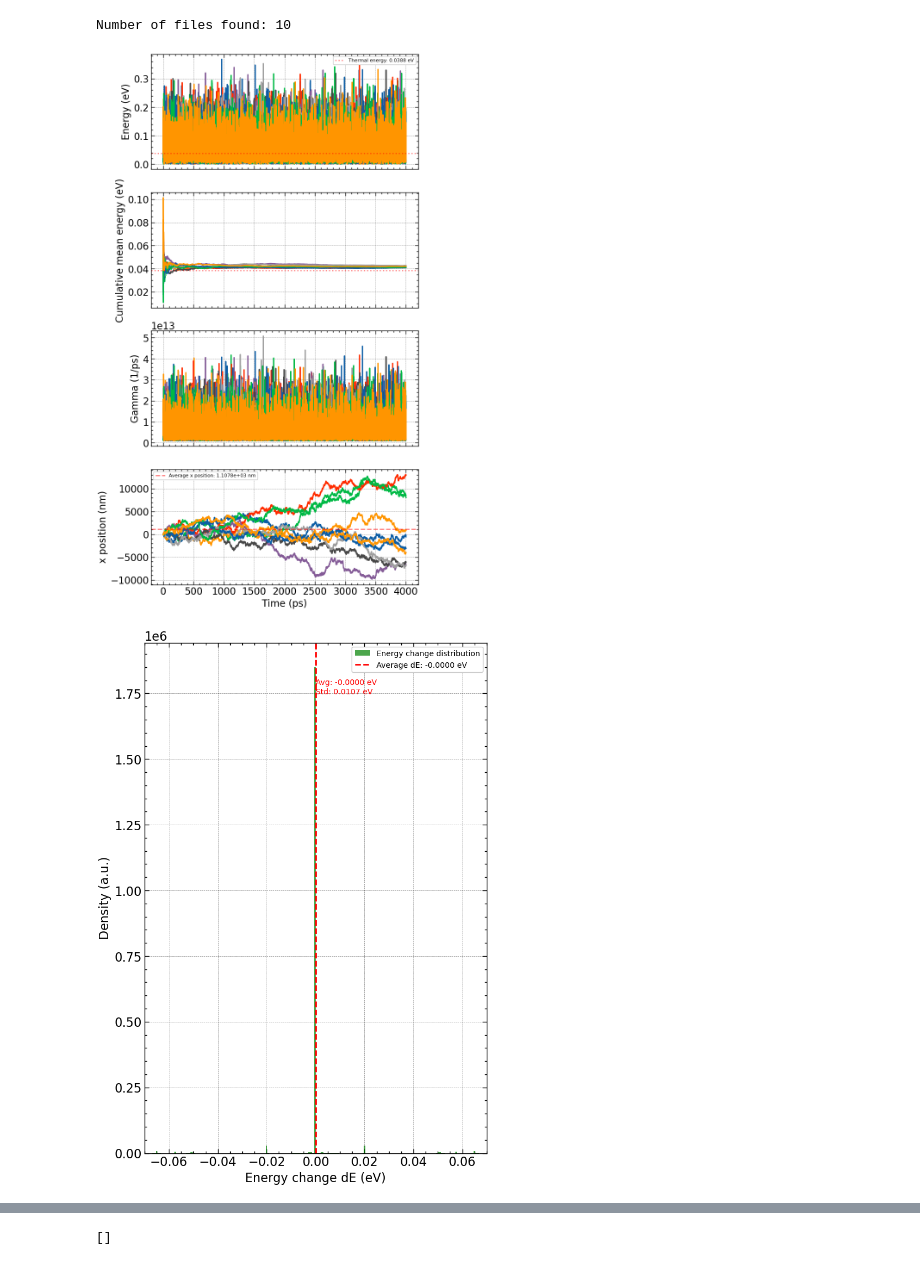
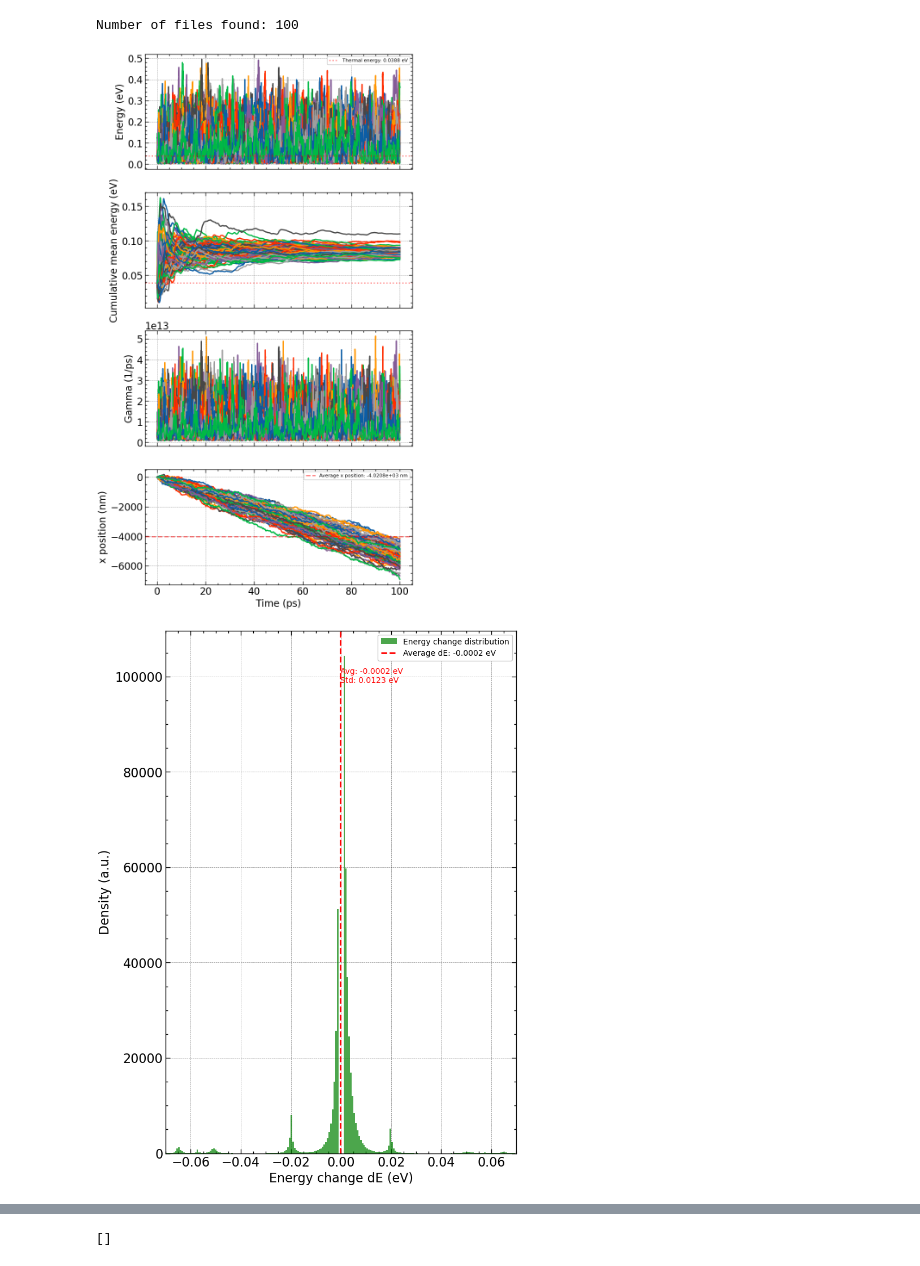
Before and after one commit to RemiHelleboid/UltimateEPM, a Jupyter notebook: python/test.ipynb, the cells around one changed output, grey strips where cells are left out. Drawn from its saved outputs; the diff is of its cells as text; code cells hidden in the pictures.

```diff
--- a/python/test.ipynb
+++ b/python/test.ipynb
@@ -24,7 +25,7 @@ T = 300  # K
 thermal_energy = (3.0/2.0) * kB * T
 
 
-for folder in all_folders:
+for folder in all_folders[:1]:
 
     all_files = glob.glob(os.path.join(folder, "simulation_result*.csv"))
     # sort files by modification time
@@ -55,7 +56,7 @@ for folder in all_folders:
         all_gammas = np.concatenate((all_gammas, gamma_data[size_energy//2:]), axis=0)
         all_x_pos = np.concatenate((all_x_pos, x_pos[size_energy//2:]), axis=0)
         dEs = np.diff(energy_data)
-        dEs = dEs[np.abs(dEs) > 0.0]  # filter out large jumps
+        dEs = dEs[np.abs(dEs) > 1e-3]
         all_dE = np.concatenate((all_dE, dEs[1:]), axis=0)
     ax[0].set_ylabel("Energy (eV)")
 
@@ -74,33 +75,33 @@ for folder in all_folders:
     figg, ax = plt.subplots(1, sharex=True, figsize=(8, 12))
     ax.hist(all_dE, bins=250, density=False, alpha=0.7, color='g', label='Energy change distribution')
     avg_dE = np.mean(all_dE)
     std_dE = np.std(all_dE)
     ax.axvline(avg_dE, color='r', linestyle='--', label=f'Average dE: {avg_dE:.4f} eV')
     ax.text(avg_dE + 0.05*avg_dE, ax.get_ylim()[1]*0.9, f'Avg: {avg_dE:.4f} eV\nStd: {std_dE:.4f} eV', color='r')
     ax.legend(fontsize=10)
     ax.set_xlim(-0.07, 0.07)
     ax.set_xlabel("Energy change dE (eV)")
     ax.set_ylabel("Density (a.u.)")
     plt.show()
 
 
     fig, ax = plt.subplots(1, figsize=(8, 6))
     ax.hist(all_energies, bins=250, density=True, alpha=0.7, color='b', label='Energy distribution')
     avg_energy = np.mean(all_energies)
     std_energy = np.std(all_energies)
     ax.axvline(avg_energy, color='r', linestyle='--', label=f'Average energy: {avg_energy:.4f} eV')
     ax.text(avg_energy + 0.05*avg_energy, ax.get_ylim()[1]*0.9, f'Avg: {avg_energy:.4f} eV\nStd: {std_energy:.4f} eV', color='r')
     ax.legend(fontsize=10)
     ax.set_xlabel("Energy (eV)")
     ax.set_ylabel("Density (a.u.)")
     plt.show()
 
 
 
     # argmaxDE = np.argmax(np.abs(all_dE))
     # print(f"Largest energy change dE: {all_dE[argmaxDE]:.4f} eV")
     # print(f"Corresponding gamma before change: {all_gammas[argmaxDE]:.4f}")
 # %% [output]
-Number of files found: 10
+Number of files found: 100
-[figure, old version]
+[figure, new version]
-[figure, old version]
+[figure, new version]
```
Also changed, not shown: parts of 2 cells of this notebook, 7 other files.
